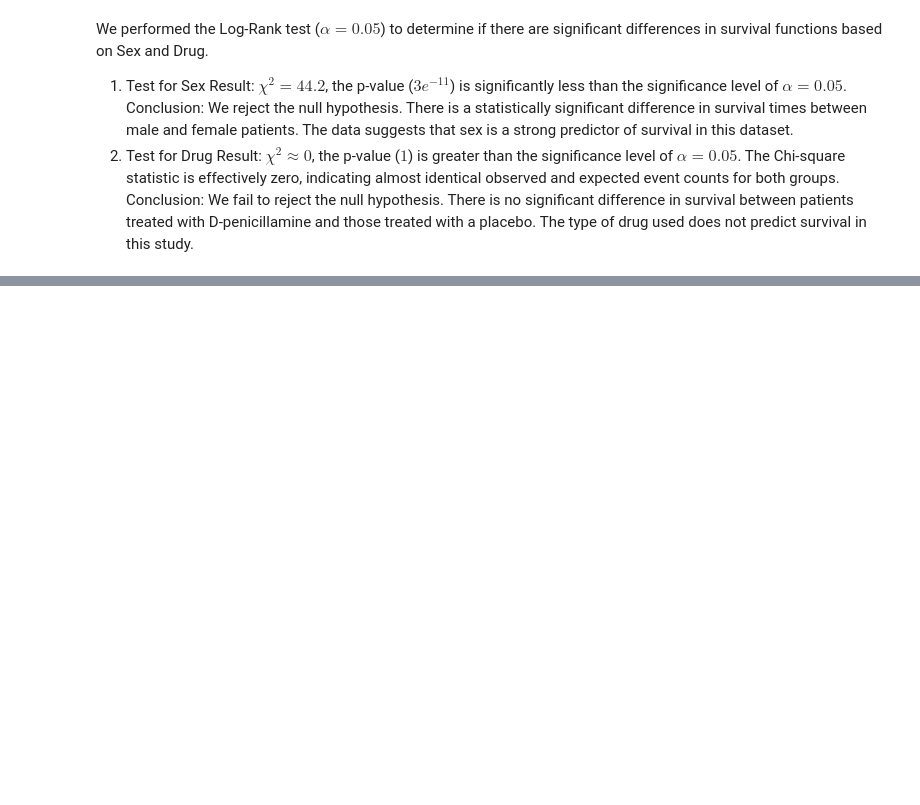
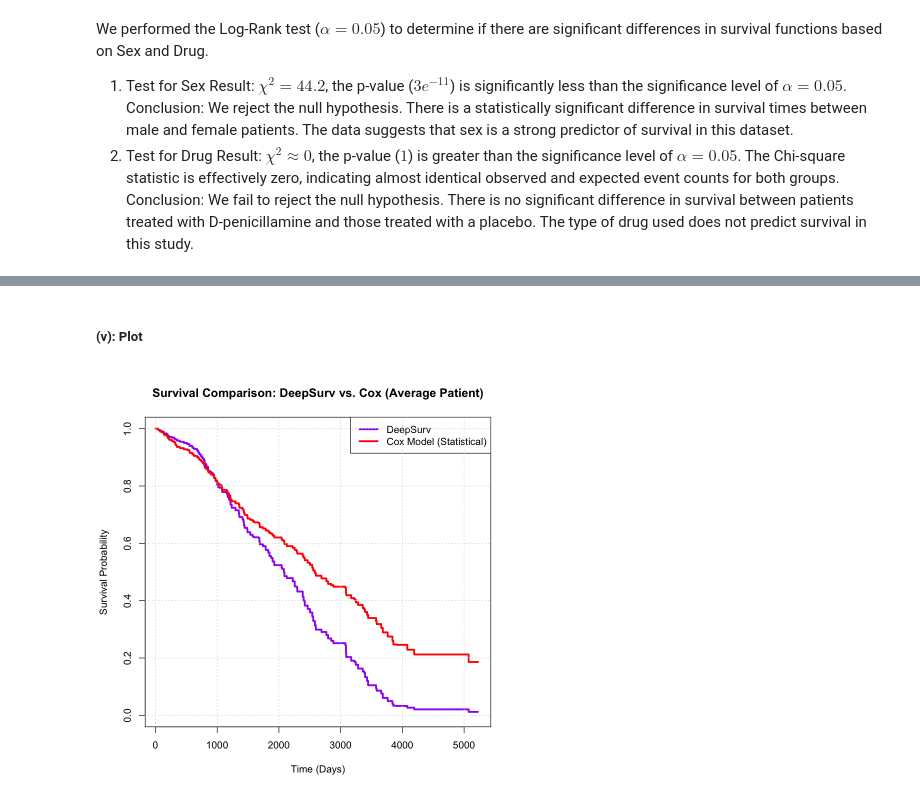
Before and after one commit to leo-ye0/Survival-Analysis, a Jupyter notebook: SA.ipynb, the cells around one changed output, grey strips where cells are left out. Cells and saved outputs as stored; diff of their text form; code cells hidden in the pictures; blank space fills up the shorter version.

Commit message:
update on deepsurv

```diff
--- a/SA.ipynb
+++ b/SA.ipynb
@@ -149,0 +203,7 @@ Conclusion: We fail to reject the null hypothesis. There is no significant diffe
+# %%
+# 'S2' would incorrectly treat sequential visits as independent subjects starting at t=0.
+# Hence we use 'S' for the Cox model.
+library(survival)
+S <- Surv(pbcseq$day, pbcseq$futime, pbcseq$event_death)
+M_initial <- coxph(S ~ trt + bili, data = pbcseq)
+summary(M_initial)
@@ -149,0 +440,13 @@ Conclusion: We fail to reject the null hypothesis. There is no significant diffe
+# %%
+set.seed(42)
+fit_deep <- deepsurv(data = train_df,
+                     time = "futime",
+                     status = "event_death",
+                     frac = 0.3,
+                     activation = "relu",
+                     num_nodes = c(32, 32),
+                     dropout = 0.1,
+                     epochs = 100,
+                     batch_size = 32)
+
+print("DeepSurv Model Trained Successfully!")
@@ -149,0 +482,31 @@ Conclusion: We fail to reject the null hypothesis. There is no significant diffe
+# %% [markdown]
+##### (v): Plot
+# %%
+avg_patient_matrix <- matrix(colMeans(train_df[, 1:(ncol(train_df)-2)]), nrow=1)
+colnames(avg_patient_matrix) <- colnames(train_df)[1:(ncol(train_df)-2)]
+deep_probs <- predict(fit_deep, new_data = avg_patient_matrix, type = "survival")
+plot_times <- as.numeric(colnames(deep_probs))
+plot_deep_y <- as.numeric(deep_probs[1, ])
+if(any(is.na(plot_times))) plot_times <- sort(unique(train_df$futime))
+cox_fit_avg <- survfit(M_f)
+par(bg = "white")
+plot(x = plot_times,
+     y = plot_deep_y,
+     main = "Survival Comparison: DeepSurv vs. Cox (Average Patient)",
+     xlab = "Time (Days)",
+     ylab = "Survival Probability",
+     col = "purple",
+     lwd = 3,
+     type = "s",
+     ylim = c(0, 1))
+
+lines(cox_fit_avg, col = "red", lwd = 3, conf.int = FALSE)
+legend("topright",
+       legend = c("DeepSurv", "Cox Model (Statistical)"),
+       col = c("purple", "red"),
+       lwd = 3,
+       lty = 1)
+
+grid()
+# %% [output]
+[figure, added]
```
Also changed, not shown: parts of 33 cells of this notebook, 1 other file.
